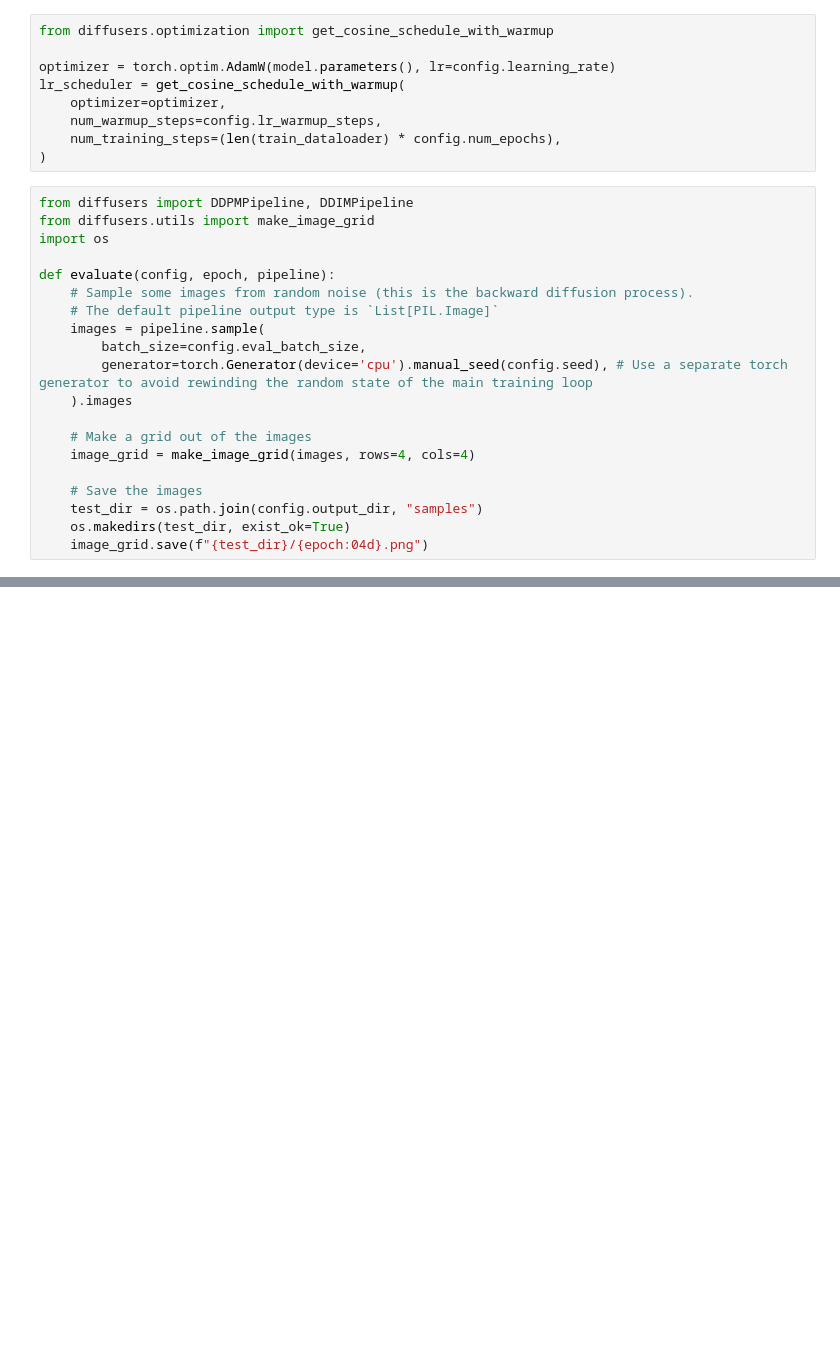
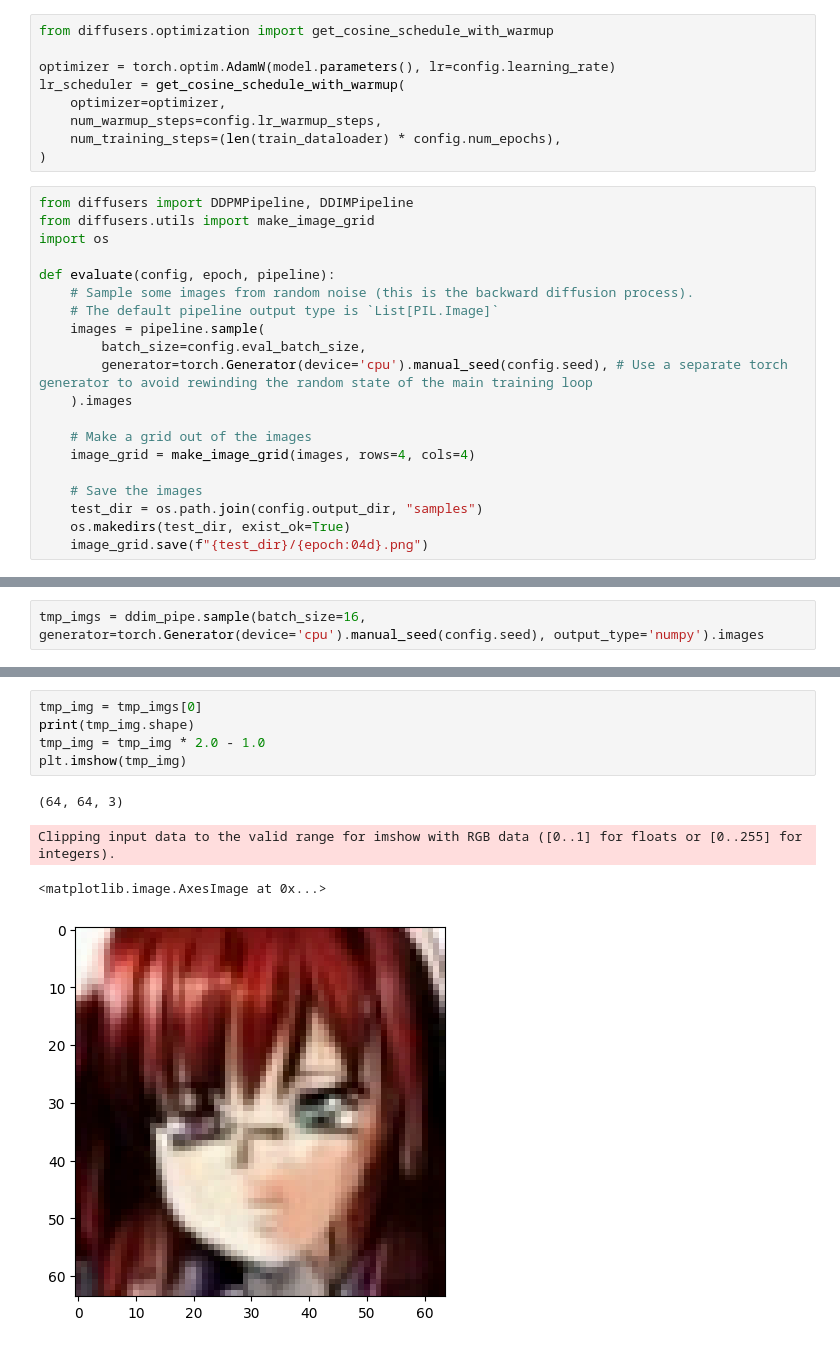
Before and after one commit to echeloni11/couple_avatar, a Jupyter notebook: explore.ipynb, the cells around one changed output, grey strips where cells are left out. Cells and saved outputs as stored; diff of their text form; blank space fills up the shorter version.

```diff
--- a/explore.ipynb
+++ b/explore.ipynb
@@ -377,0 +462,2 @@ Image.open(sample_images[-1])
+# %%
+tmp_imgs = ddim_pipe.sample(batch_size=16, generator=torch.Generator(device='cpu').manual_seed(config.seed), output_type='numpy').images
@@ -377,0 +494,10 @@ Image.open(sample_images[-1])
+# %%
+tmp_img = tmp_imgs[0]
+print(tmp_img.shape)
+tmp_img = tmp_img * 2.0 - 1.0
+plt.imshow(tmp_img)
+# %% [output]
+(64, 64, 3)
+Clipping input data to the valid range for imshow with RGB data ([0..1] for floats or [0..255] for integers).
+<matplotlib.image.AxesImage at 0x...>
+[figure, added]
```
Also changed, not shown: parts of 28 cells of this notebook, 6 other files.
